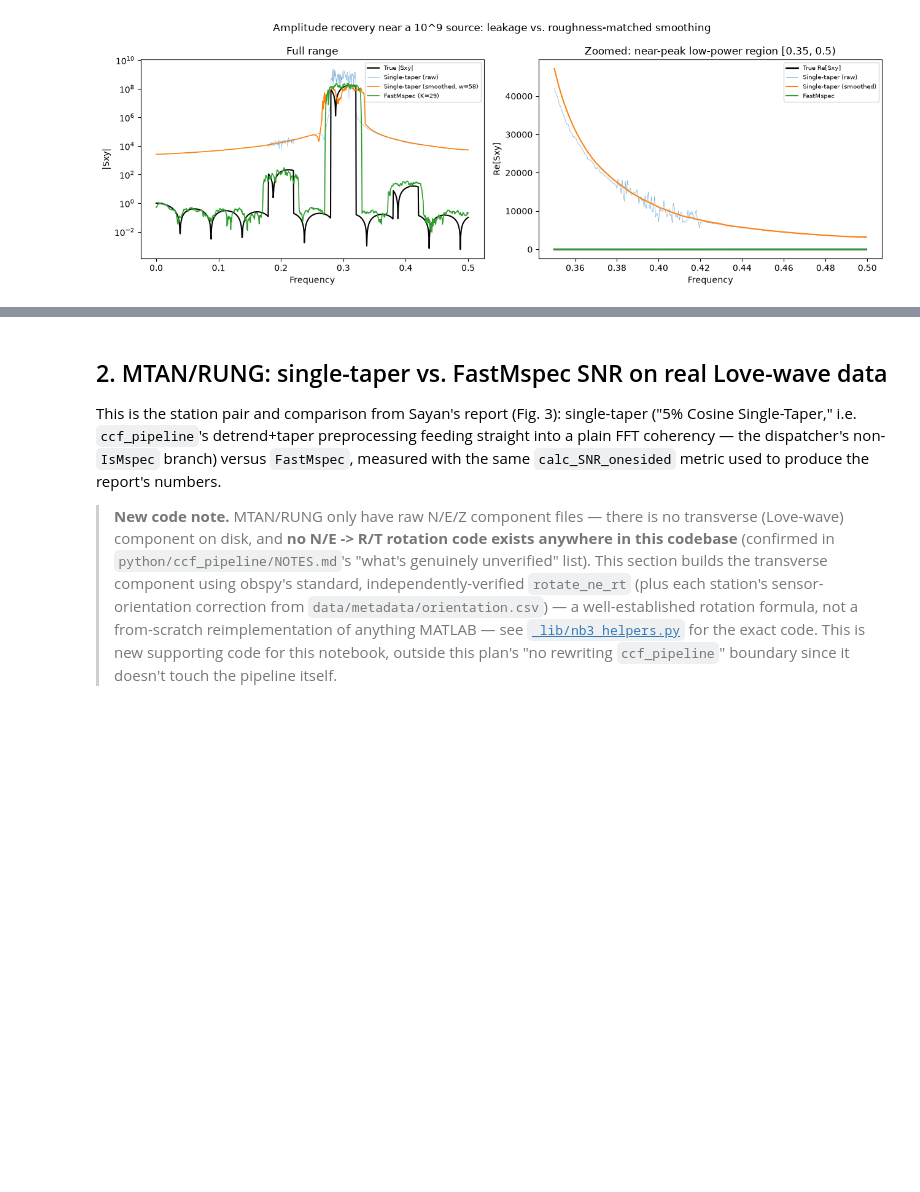
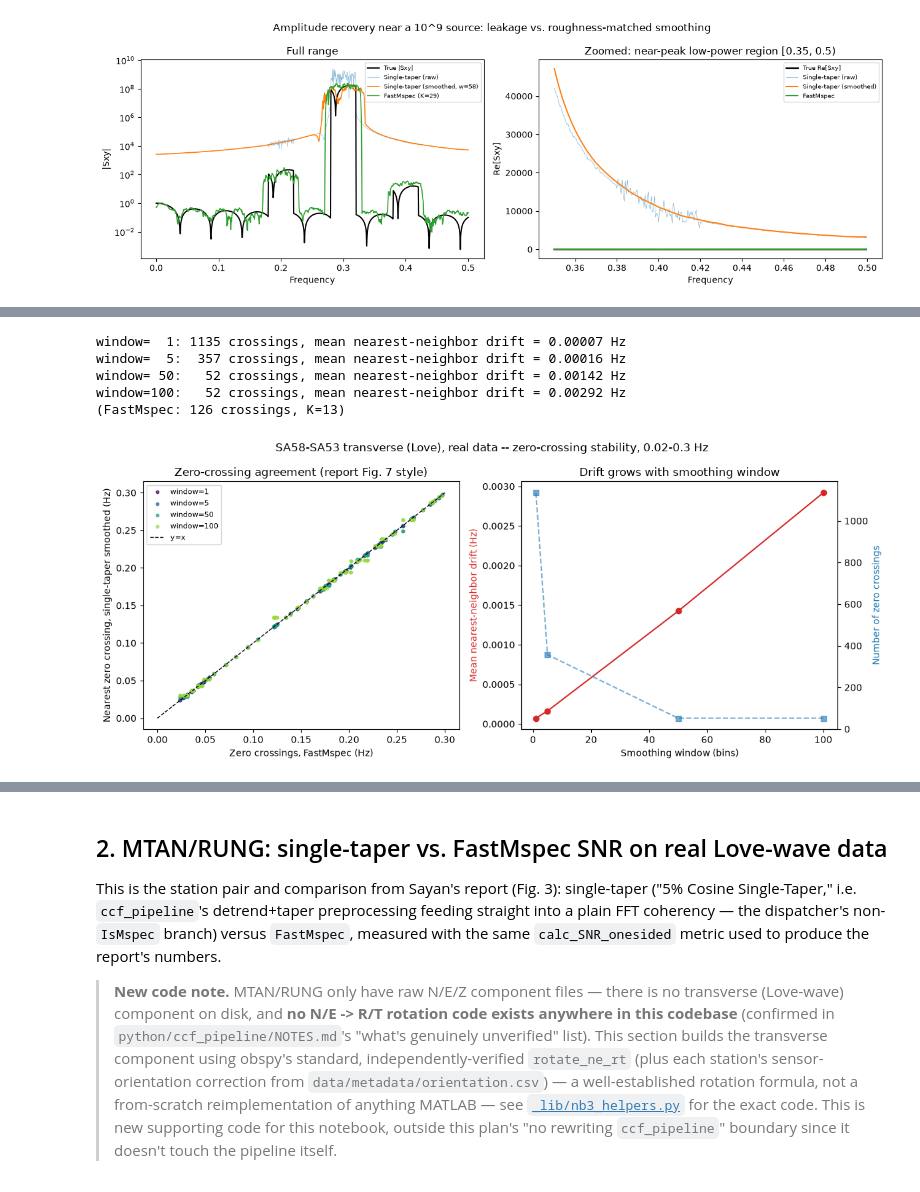
Before and after one commit to URseismology/FastMSPEC, a Jupyter notebook: notebooks/03_fastmspec_application.ipynb, the cells around one changed output, grey strips where cells are left out. Cells and saved outputs as stored; diff of their text form; code cells hidden in the pictures; blank space fills up the shorter version.

```diff
--- a/notebooks/03_fastmspec_application.ipynb
+++ b/notebooks/03_fastmspec_application.ipynb
@@ -457,0 +488,62 @@ cheaper estimate) gets you the leakage suppression half of that.
+# %%
+def zero_crossings(y, freqs):
+    """Sign-change frequencies, linearly interpolated between the two
+    straddling samples for sub-bin precision."""
+    sgn = np.sign(y)
+    idx = np.where(np.diff(sgn) != 0)[0]
+    return freqs[idx] + (freqs[idx + 1] - freqs[idx]) * (0 - y[idx]) / (y[idx + 1] - y[idx])
+
+def nearest_match(ref, other):
+    """For each crossing in ref, the nearest crossing in other -- handles
+    the very different crossing counts a noisy vs. smoothed spectrum give,
+    unlike pairing by index/order."""
+    if len(other) == 0:
+        return np.full(len(ref), np.nan)
+    return np.array([other[np.argmin(np.abs(other - r))] for r in ref])
+
+love_band = (f_love >= 0.02) & (f_love < 0.3)
+fb_love = f_love[love_band]
+zc_fastmspec = zero_crossings(cf_love[love_band], fb_love)
+
+from scipy.ndimage import uniform_filter1d
+windows = [1, 5, 50, 100]
+zc_by_window, counts, drifts = {}, [], []
+for w in windows:
+    variant = cs_love[love_band] if w == 1 else uniform_filter1d(cs_love, size=w)[love_band]
+    zc = zero_crossings(variant, fb_love)
+    matched = nearest_match(zc_fastmspec, zc)
+    zc_by_window[w] = zc
+    counts.append(len(zc))
+    drifts.append(float(np.nanmean(np.abs(matched - zc_fastmspec))))
+    print(f"window={w:3d}: {len(zc):4d} crossings, mean nearest-neighbor drift = {drifts[-1]:.5f} Hz")
+print(f"(FastMspec: {len(zc_fastmspec)} crossings, K={fast_result_love.taper_size})")
+# %% [output]
+window=  1: 1135 crossings, mean nearest-neighbor drift = 0.00007 Hz
+window=  5:  357 crossings, mean nearest-neighbor drift = 0.00016 Hz
+window= 50:   52 crossings, mean nearest-neighbor drift = 0.00142 Hz
+window=100:   52 crossings, mean nearest-neighbor drift = 0.00292 Hz
+(FastMspec: 126 crossings, K=13)
+# %%
+fig, axes = plt.subplots(1, 2, figsize=(12, 5))
+colors = plt.cm.viridis(np.linspace(0, 0.85, len(windows)))
+for w, c in zip(windows, colors):
+    matched = nearest_match(zc_fastmspec, zc_by_window[w])
+    axes[0].scatter(zc_fastmspec, matched, s=10, color=c, alpha=0.7, label=f'window={w}')
+axes[0].plot([0, 0.3], [0, 0.3], 'k--', linewidth=1, label='y=x')
+axes[0].set_xlabel('Zero crossings, FastMspec (Hz)')
+axes[0].set_ylabel('Nearest zero crossing, single-taper smoothed (Hz)')
+axes[0].set_title('Zero-crossing agreement (report Fig. 7 style)')
+axes[0].legend(fontsize=8)
+
+ax2 = axes[1]
+ax2.plot(windows, drifts, 'o-', color='C3')
+ax2.set_xlabel('Smoothing window (bins)'); ax2.set_ylabel('Mean nearest-neighbor drift (Hz)', color='C3')
+ax3 = ax2.twinx()
+ax3.plot(windows, counts, 's--', color='C0', alpha=0.6)
+ax3.set_ylabel('Number of zero crossings', color='C0')
+ax2.set_title('Drift grows with smoothing window')
+plt.suptitle(f'SA58-SA53 transverse (Love), real data -- zero-crossing stability, 0.02-0.3 Hz')
+plt.tight_layout()
+plt.show()
+# %% [output]
+[figure, added]
```
Also changed, not shown: parts of 13 cells of this notebook, 1 other file.
